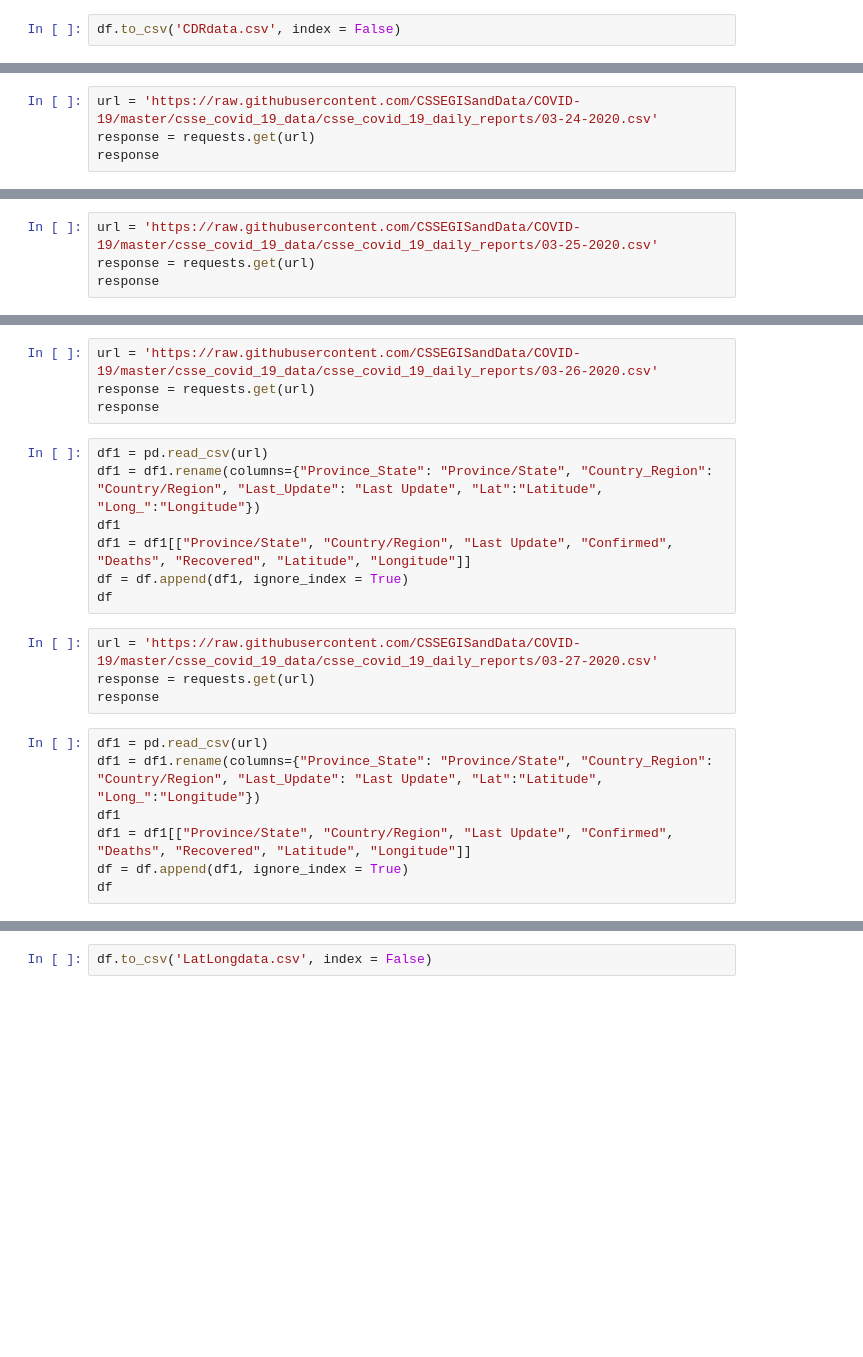
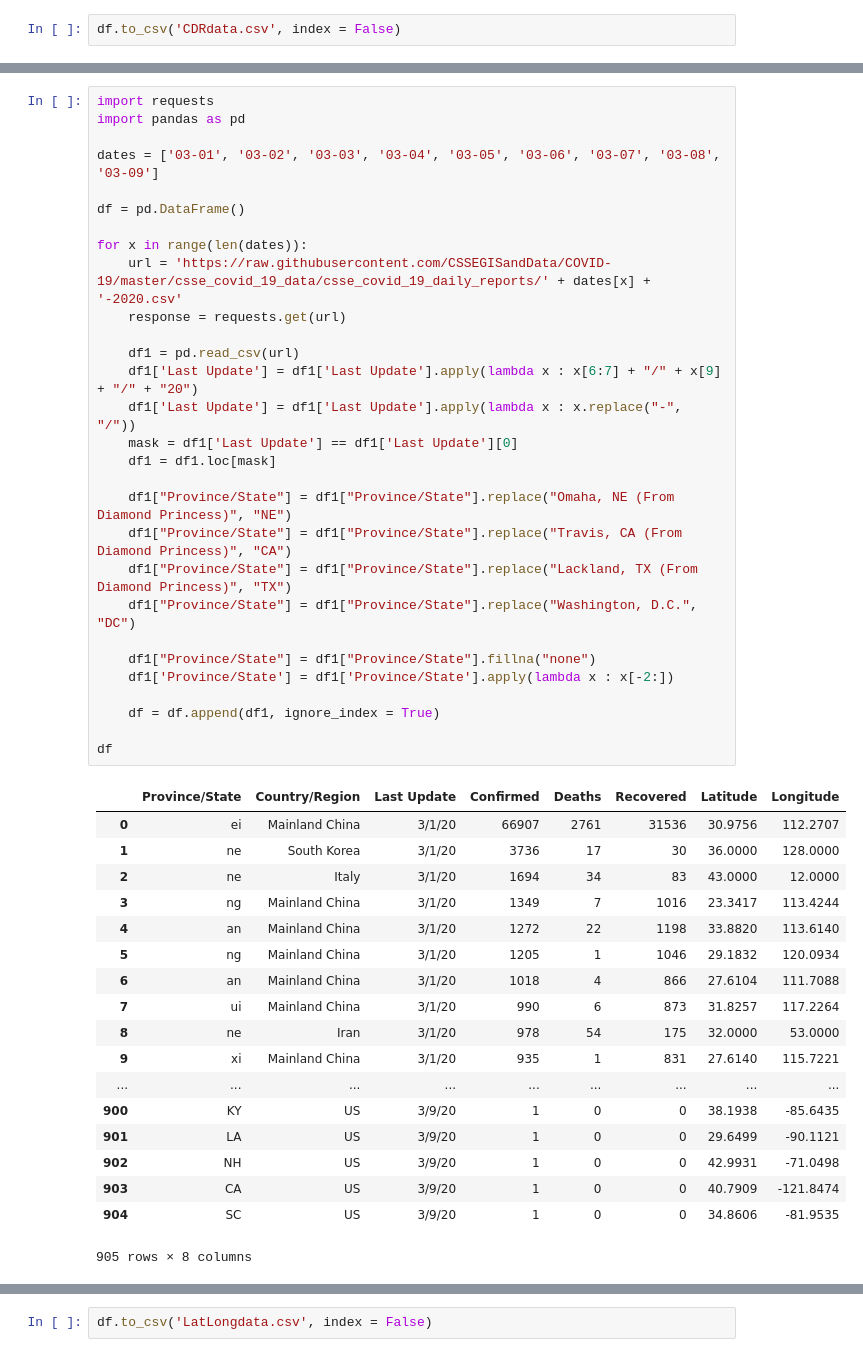
Before and after one commit to miholjcicmarko/COMP5360Project, a Jupyter notebook: python_journals/Importing COVID DATA.ipynb, the cells around one changed output, grey strips where cells are left out. Saved outputs shown, nothing was run; the diff lists cells and outputs as text; blank space fills up the shorter version.

```diff
--- a/python_journals/Importing COVID DATA.ipynb
+++ b/python_journals/Importing COVID DATA.ipynb
@@ -3320,4 +322,0 @@ df
-# %%
-url = 'https://raw.githubusercontent.com/CSSEGISandData/COVID-19/master/csse_covid_19_data/csse_covid_19_daily_reports/03-24-2020.csv'
-response = requests.get(url)
-response
@@ -3331,4 +322,0 @@ df
-# %%
-url = 'https://raw.githubusercontent.com/CSSEGISandData/COVID-19/master/csse_covid_19_data/csse_covid_19_daily_reports/03-25-2020.csv'
-response = requests.get(url)
-response
@@ -3342,22 +323,48 @@ df
-# %%
-url = 'https://raw.githubusercontent.com/CSSEGISandData/COVID-19/master/csse_covid_19_data/csse_covid_19_daily_reports/03-26-2020.csv'
-response = requests.get(url)
-response
-# %%
-df1 = pd.read_csv(url)
-df1 = df1.rename(columns={"Province_State": "Province/State", "Country_Region": "Country/Region", "Last_Update": "Last Update", "Lat":"Latitude", "Long_":"Longitude"})
-df1
-df1 = df1[["Province/State", "Country/Region", "Last Update", "Confirmed", "Deaths", "Recovered", "Latitude", "Longitude"]]
-df = df.append(df1, ignore_index = True)
-df
-# %%
-url = 'https://raw.githubusercontent.com/CSSEGISandData/COVID-19/master/csse_covid_19_data/csse_covid_19_daily_reports/03-27-2020.csv'
-response = requests.get(url)
-response
-# %%
-df1 = pd.read_csv(url)
-df1 = df1.rename(columns={"Province_State": "Province/State", "Country_Region": "Country/Region", "Last_Update": "Last Update", "Lat":"Latitude", "Long_":"Longitude"})
-df1
-df1 = df1[["Province/State", "Country/Region", "Last Update", "Confirmed", "Deaths", "Recovered", "Latitude", "Longitude"]]
-df = df.append(df1, ignore_index = True)
-df
+# %%
+import requests
+import pandas as pd
+
+dates = ['03-01', '03-02', '03-03', '03-04', '03-05', '03-06', '03-07', '03-08', '03-09']
+
+df = pd.DataFrame()
+
+for x in range(len(dates)):
+    url = 'https://raw.githubusercontent.com/CSSEGISandData/COVID-19/master/csse_covid_19_data/csse_covid_19_daily_reports/' + dates[x] + '-2020.csv'
+    response = requests.get(url)
+
+    df1 = pd.read_csv(url)
+    df1['Last Update'] = df1['Last Update'].apply(lambda x : x[6:7] + "/" + x[9] + "/" + "20")
+    df1['Last Update'] = df1['Last Update'].apply(lambda x : x.replace("-", "/"))
+    mask = df1['Last Update'] == df1['Last Update'][0]
+    df1 = df1.loc[mask]
+
+    df1["Province/State"] = df1["Province/State"].replace("Omaha, NE (From Diamond Princess)", "NE")
+    df1["Province/State"] = df1["Province/State"].replace("Travis, CA (From Diamond Princess)", "CA")
+    df1["Province/State"] = df1["Province/State"].replace("Lackland, TX (From Diamond Princess)", "TX")
+    df1["Province/State"] = df1["Province/State"].replace("Washington, D.C.", "DC")
+
+    df1["Province/State"] = df1["Province/State"].fillna("none")
+    df1['Province/State'] = df1['Province/State'].apply(lambda x : x[-2:])
+
+    df = df.append(df1, ignore_index = True)
+
+df
+# %% [output]
+|  | Province/State | Country/Region | Last Update | Confirmed | Deaths | Recovered | Latitude | Longitude |
+| 0 | ei | Mainland China | 3/1/20 | 66907 | 2761 | 31536 | 30.9756 | 112.2707 |
+| 1 | ne | South Korea | 3/1/20 | 3736 | 17 | 30 | 36.0000 | 128.0000 |
+| 2 | ne | Italy | 3/1/20 | 1694 | 34 | 83 | 43.0000 | 12.0000 |
+| 3 | ng | Mainland China | 3/1/20 | 1349 | 7 | 1016 | 23.3417 | 113.4244 |
+| 4 | an | Mainland China | 3/1/20 | 1272 | 22 | 1198 | 33.8820 | 113.6140 |
+| 5 | ng | Mainland China | 3/1/20 | 1205 | 1 | 1046 | 29.1832 | 120.0934 |
+| 6 | an | Mainland China | 3/1/20 | 1018 | 4 | 866 | 27.6104 | 111.7088 |
+| 7 | ui | Mainland China | 3/1/20 | 990 | 6 | 873 | 31.8257 | 117.2264 |
+| 8 | ne | Iran | 3/1/20 | 978 | 54 | 175 | 32.0000 | 53.0000 |
+| 9 | xi | Mainland China | 3/1/20 | 935 | 1 | 831 | 27.6140 | 115.7221 |
+| ... | ... | ... | ... | ... | ... | ... | ... | ... |
+| 900 | KY | US | 3/9/20 | 1 | 0 | 0 | 38.1938 | -85.6435 |
+| 901 | LA | US | 3/9/20 | 1 | 0 | 0 | 29.6499 | -90.1121 |
+| 902 | NH | US | 3/9/20 | 1 | 0 | 0 | 42.9931 | -71.0498 |
+| 903 | CA | US | 3/9/20 | 1 | 0 | 0 | 40.7909 | -121.8474 |
+| 904 | SC | US | 3/9/20 | 1 | 0 | 0 | 34.8606 | -81.9535 |
+905 rows × 8 columns
```
Also changed, not shown: parts of 214 cells of this notebook, 3 other files.
